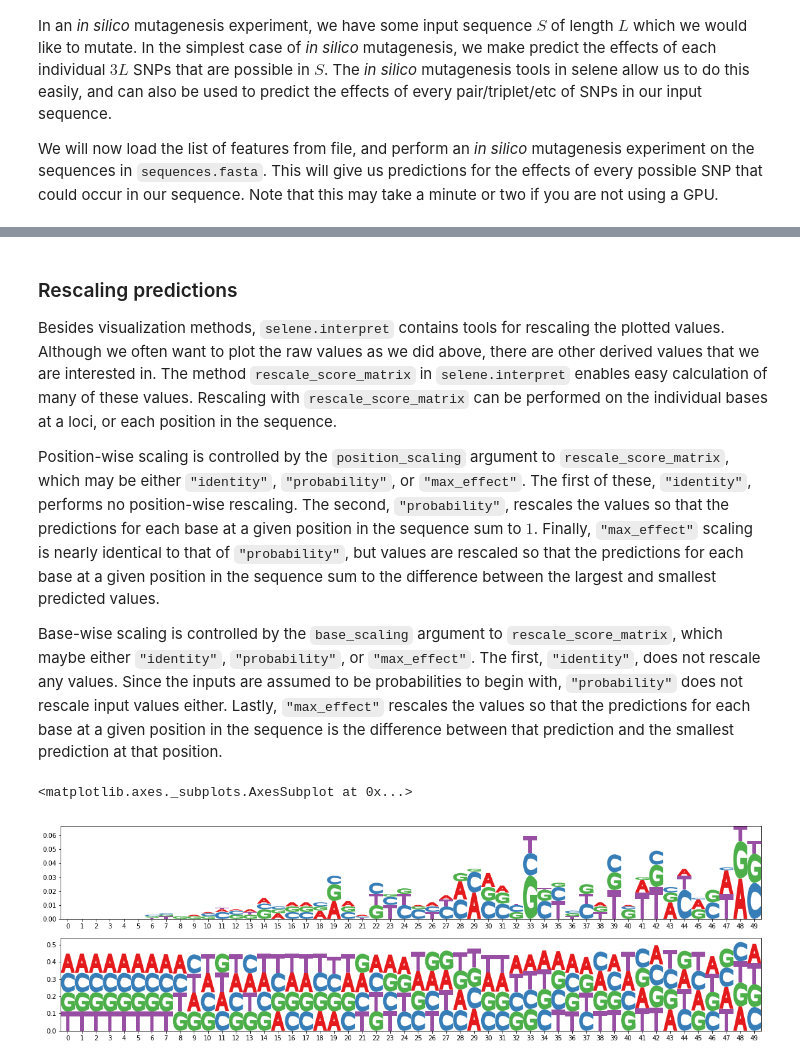
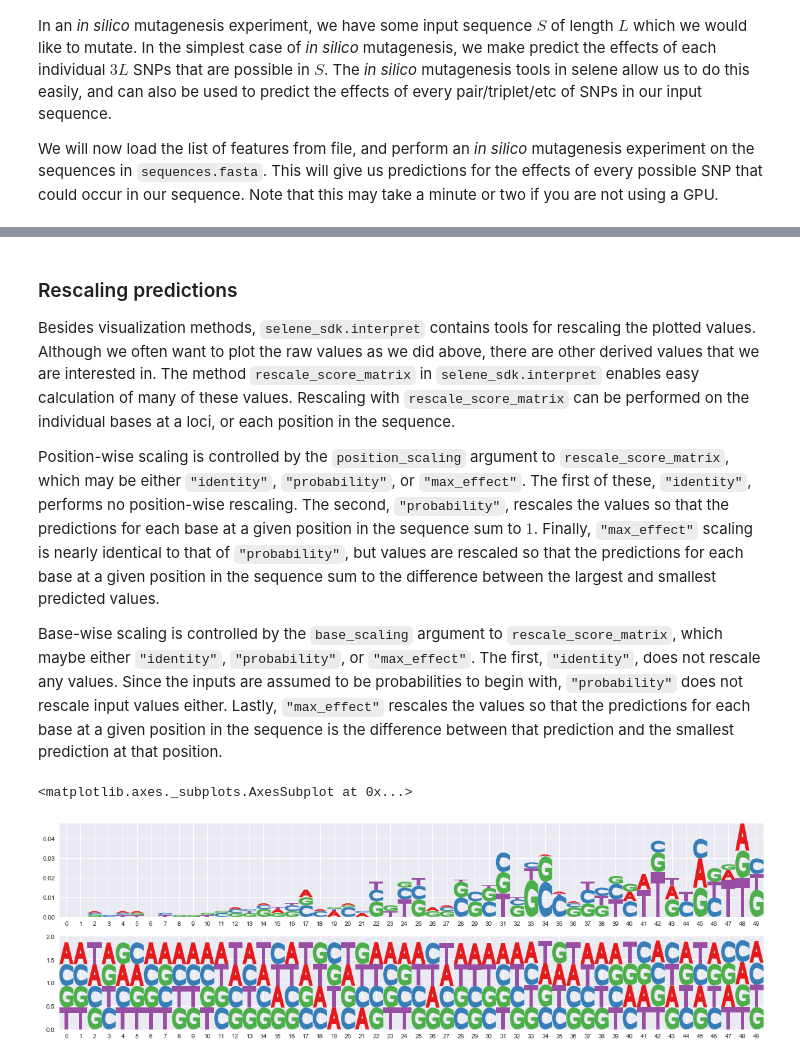
Before and after one commit to FunctionLab/selene, a Jupyter notebook: tutorials/analyzing_mutations_with_trained_models/analyzing_mutations_with_trained_models.ipynb, the cells around one changed output, grey strips where cells are left out. Saved outputs shown, nothing was run; the diff lists cells and outputs as text; code cells hidden in the pictures.

```diff
--- a/tutorials/analyzing_mutations_with_trained_models/analyzing_mutations_with_trained_models.ipynb
+++ b/tutorials/analyzing_mutations_with_trained_models/analyzing_mutations_with_trained_models.ipynb
@@ -85,5 +82,5 @@ Before we visualize anything, we have to load the predictions for the *in silico
 # %%
-from selene.interpret import ISMResult
+from selene_sdk.interpret import ISMResult
 
-ism = ISMResult.from_file("ism_0_predictions.tsv")
+ism = ISMResult.from_file("0_predictions.tsv")
 # %% [markdown]
@@ -91,5 +88,5 @@ We now extract the array of predictions for one of the predicted labels, "H3K27a
 # %%
-score_matrix = ism.get_score_matrix_for("H3K27ac|36041")[:50,]
+score_matrix = ism.get_score_matrix_for("K562|H3K27ac|None")[:50,]
 # %% [markdown]
 The structure of the returned `score_matrix` is important, so let's take a moment to discuss it.
 For a score matrix $\mathbf{X}$, the element in the $i^{th}$ row and $j^{th}$ column, $x_{i, j}$, is the prediction associated with mutating the $i^{th}$ base in the input sequence to the $j^{th}$ base in $[A, C, G, T]$.
@@ -127,8 +125,8 @@ selene.interpret.sequence_logo(score_matrix, order="value", ax=ax2)
 # %% [markdown]
 ### Rescaling predictions
-Besides visualization methods, `selene.interpret` contains tools for rescaling the plotted values.
+Besides visualization methods, `selene_sdk.interpret` contains tools for rescaling the plotted values.
 Although we often want to plot the raw values as we did above, there are other derived values that we are interested in.
-The method `rescale_score_matrix` in `selene.interpret` enables easy calculation of many of these values.
+The method `rescale_score_matrix` in `selene_sdk.interpret` enables easy calculation of many of these values.
 Rescaling with `rescale_score_matrix` can be performed on the individual bases at a loci, or each position in the sequence.
 
 Position-wise scaling is controlled by the `position_scaling` argument to `rescale_score_matrix`, which may be either `"identity"`, `"probability"`, or `"max_effect"`.
@@ -141,10 +139,10 @@ The first, `"identity"`, does not rescale any values.
 Since the inputs are assumed to be probabilities to begin with, `"probability"` does not rescale input values either.
 Lastly, `"max_effect"` rescales the values so that the predictions for each base at a given position in the sequence is the difference between that prediction and the smallest prediction at that position.
 # %%
-rescaled_score_matrix = selene.interpret.rescale_score_matrix(score_matrix, base_scaling="max_effect")
+rescaled_score_matrix = selene_sdk.interpret.rescale_score_matrix(score_matrix, base_scaling="max_effect")
 figure, (ax1, ax2) = plt.subplots(2, 1, figsize=(20, 6))
-selene.interpret.sequence_logo(rescaled_score_matrix, ax=ax1)
-selene.interpret.sequence_logo(score_matrix, ax=ax2)
+selene_sdk.interpret.sequence_logo(rescaled_score_matrix, ax=ax1)
+selene_sdk.interpret.sequence_logo(score_matrix, ax=ax2)
 # %% [output]
 <matplotlib.axes._subplots.AxesSubplot at 0x...>
-[figure, old version]
+[figure, new version]
```
Also changed, not shown: parts of 10 cells of this notebook, 12 other files.
